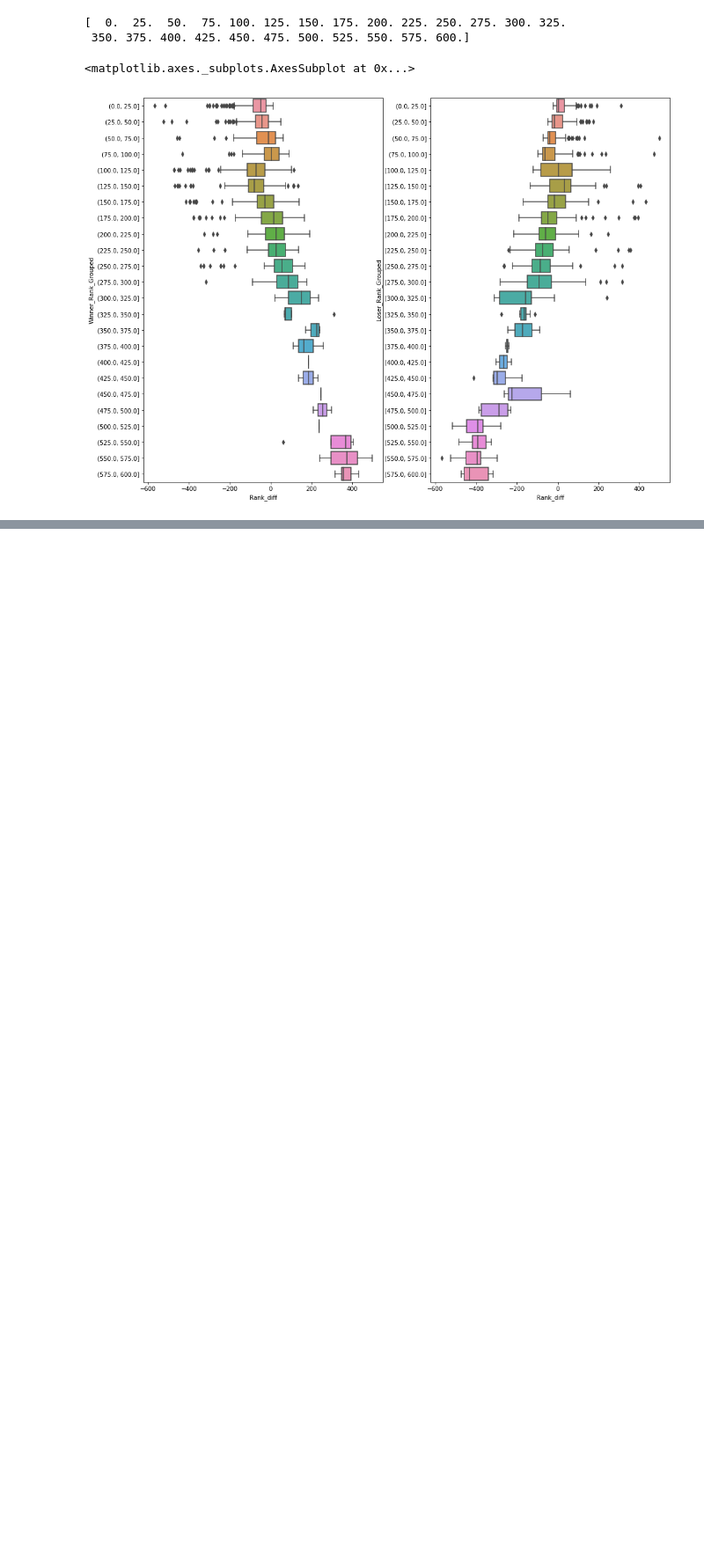
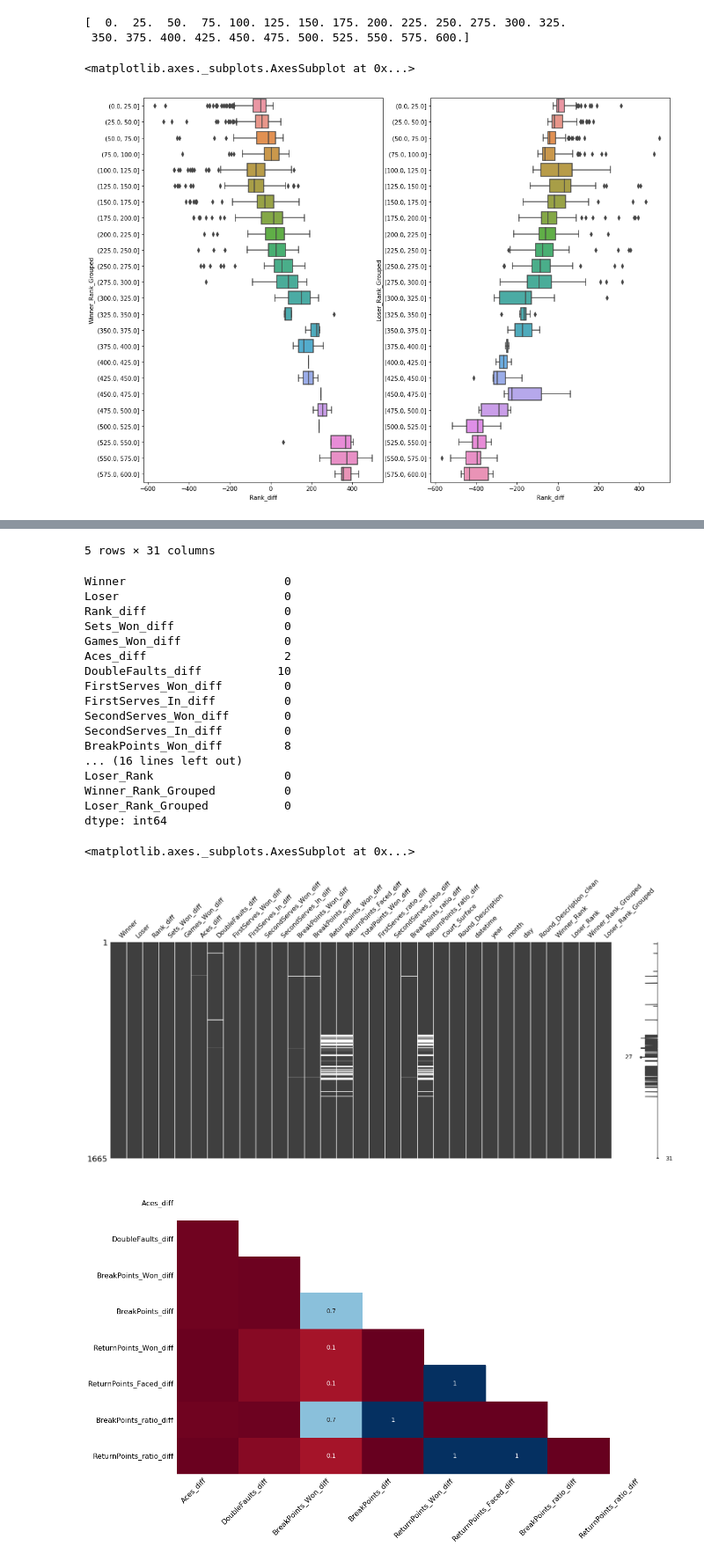
Before and after one commit to HughCZhao/betfairproject, a Jupyter notebook: wrangleData.ipynb, the cells around one changed output, grey strips where cells are left out. Shown at 88% size. Drawn from its saved outputs; the diff is of its cells as text; code cells hidden in the pictures; blank space fills up the shorter version.

```diff
--- a/wrangleData.ipynb
+++ b/wrangleData.ipynb
@@ -357,0 +455,8 @@ sns.boxplot(x="Rank_diff",y='Loser_Rank_Grouped',data=difdf,ax=ax[1])
+# %%
+import missingno as msno
+display(difdf.head())
+inputfolder = 'data'
+print(difdf.isna().sum())
+msno.matrix(difdf)
+msno.heatmap(difdf)
+# %% [output]
@@ -357,0 +469,21 @@ sns.boxplot(x="Rank_diff",y='Loser_Rank_Grouped',data=difdf,ax=ax[1])
+5 rows × 31 columns
+Winner                       0
+Loser                        0
+Rank_diff                    0
+Sets_Won_diff                0
+Games_Won_diff               0
+Aces_diff                    2
+DoubleFaults_diff           10
+FirstServes_Won_diff         0
+FirstServes_In_diff          0
+SecondServes_Won_diff        0
+SecondServes_In_diff         0
+BreakPoints_Won_diff         8
+... (16 lines left out)
+Loser_Rank                   0
+Winner_Rank_Grouped          0
+Loser_Rank_Grouped           0
+dtype: int64
+<matplotlib.axes._subplots.AxesSubplot at 0x...>
+[figure, added]
+[figure, added]
```
Also changed, not shown: parts of 16 cells of this notebook, 2 other files.
